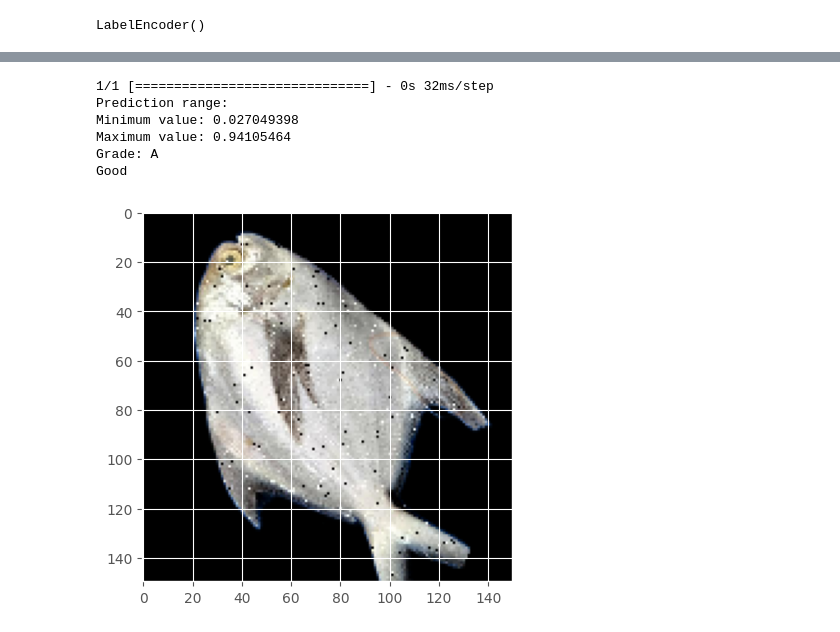
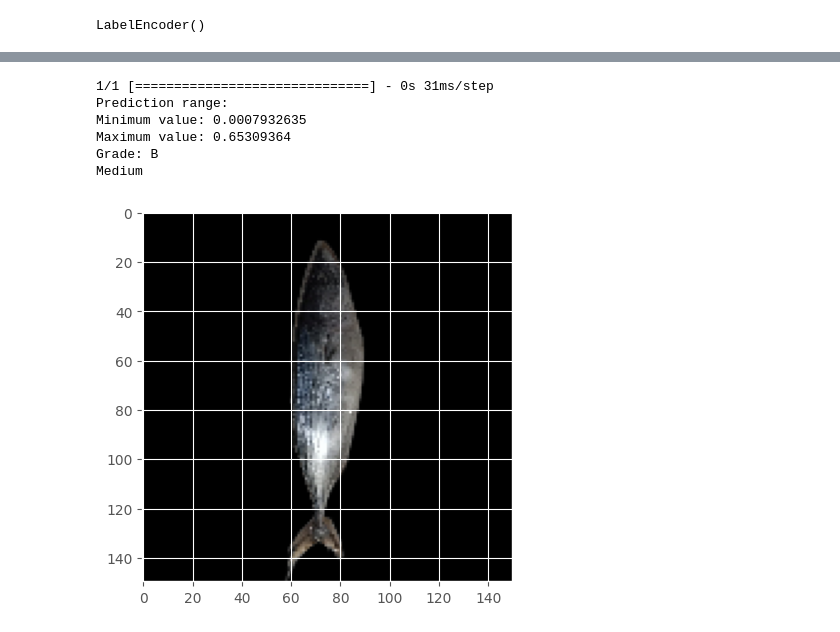
Before and after one commit to Bloomy-Bangkit/bloomy-fishgrading, a Jupyter notebook: fishgrading.ipynb, the cells around one changed output, grey strips where cells are left out. Saved outputs shown, nothing was run; the diff lists cells and outputs as text; code cells hidden in the pictures.

Commit message:
Making changes for the model

```diff
--- a/fishgrading.ipynb
+++ b/fishgrading.ipynb
@@ -118,3 +120,6 @@ LabelEncoder()
 X = image_data / 255.0
 y = labels.transform(image_target)
 train_images, test_images, train_labels, test_labels = train_test_split(X,y, test_size=0.3, random_state=123)
+# %%
+base_model = tf.keras.applications.MobileNetV2(input_shape=(width, height, 3), include_top=False, weights='imagenet')
+base_model.trainable = False
@@ -140,9 +156,20 @@ callback = tf.keras.callbacks.EarlyStopping(monitor='val_accuracy',
 # %%
-model.compile(tf.keras.optimizers.Adam(learning_rate=0.0001),
-              loss=tf.keras.losses.SparseCategoricalCrossentropy(),
-              metrics=['accuracy'])
+# model.compile(tf.keras.optimizers.Adam(learning_rate=0.0001),
+#               loss=tf.keras.losses.SparseCategoricalCrossentropy(),
+#               metrics=['accuracy'])
 
-history = model.fit(train_images, train_labels, epochs=100,
-                    validation_data=(test_images, test_labels), callbacks=[callback])
+# history = model.fit(train_images, train_labels, epochs=100,
+#                     validation_data=(test_images, test_labels), callbacks=[callback])
+
+
+model.compile(optimizer='adam', loss='sparse_categorical_crossentropy', metrics=['accuracy'])
+
+def lr_scheduler(epoch):
+    return 0.001 * np.exp(-0.1 * epoch)
+
+lr_callback = tf.keras.callbacks.LearningRateScheduler(lr_scheduler)
+
+# Train the model
+history = model.fit(train_images, train_labels, epochs=100, validation_data=(test_images, test_labels), callbacks=[lr_callback])
 # %% [output]
 Epoch 1/100
@@ -265,50 +314,50 @@ plt.show()
 # %%
 
 
-user_path = r"C:\laragon\www\Project\Bloomy\dataset\A"
+user_path = r"C:\laragon\www\Project\Bloomy\img\output"
 
 image_files = os.listdir(user_path)
 
-index = 2
+index = 10
 image_file = os.path.join(user_path, image_files[index])
 
 img = image.load_img(image_file, target_size=(150, 150))
 imgplot = plt.imshow(img)
 x = image.img_to_array(img)
 x = np.expand_dims(x, axis=0)
 x = x / 255.0
 
 classes = model.predict(x, batch_size=1)
 nilai_min = np.min(classes)
 nilai_max = np.max(classes)
 
 print("Prediction range:")
 print("Minimum value:", nilai_min)
 print("Maximum value:", nilai_max)
 
 class_list = ['A', 'B', 'C']
 
 predicted_class = class_list[np.argmax(classes[0])]
 print('Grade:', predicted_class)
 
 if predicted_class == 'A':
     print('Good')
 
 
 elif predicted_class == 'B':
     print('Medium')
 
 
 elif predicted_class == 'C':
     print('Bad')
 # %% [output]
-1/1 [==============================] - 0s 32ms/step
+1/1 [==============================] - 0s 31ms/step
 Prediction range:
-Minimum value: 0.027049398
-Maximum value: 0.94105464
-Grade: A
-Good
+Minimum value: 0.0007932635
+Maximum value: 0.65309364
+Grade: B
+Medium
-[figure, old version]
+[figure, new version]
 # %%
 # file_location = 'D:\\Users\\Andra\Documents\\Bloomy\\prototype\\fish_grading.h5'
 file_location = 'C:\laragon\www\Project\Bloomy\model\\fishgrading.h5'
```
Also changed, not shown: parts of 13 cells of this notebook.
